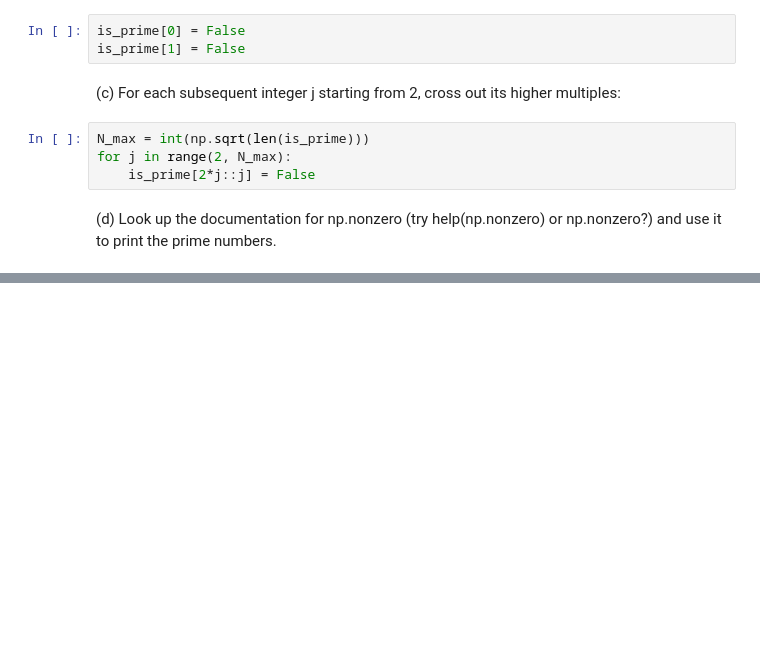
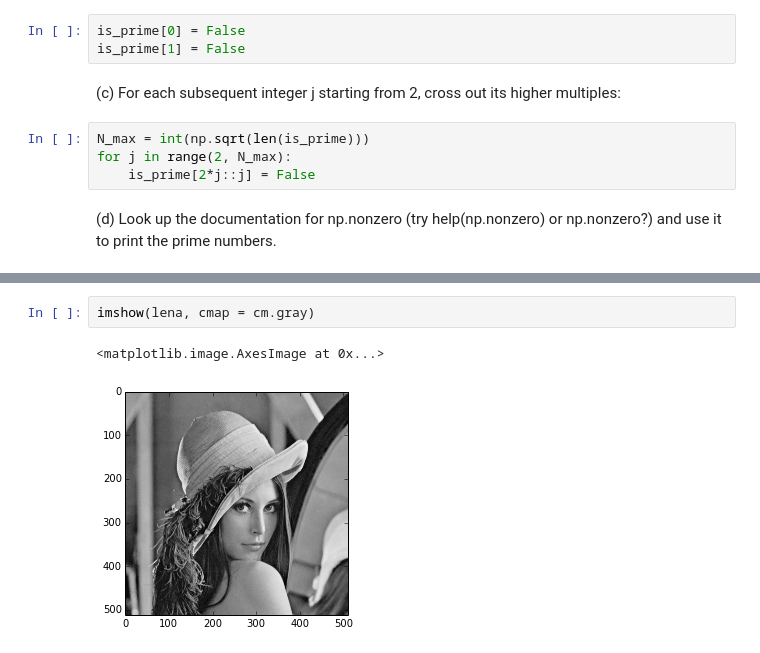
Before and after one commit to kmcombs/PHYS202-S14, a Jupyter notebook: NumPy/NumPyExercises.ipynb, the cells around one changed output, grey strips where cells are left out. Saved outputs shown, nothing was run; the diff lists cells and outputs as text; blank space fills up the shorter version.

```diff
--- a/NumPy/NumPyExercises.ipynb
+++ b/NumPy/NumPyExercises.ipynb
@@ -71,0 +109,5 @@ np.nonzero?
+# %%
+imshow(lena, cmap = cm.gray)
+# %% [output]
+<matplotlib.image.AxesImage at 0x...>
+[figure, added]
```
Also changed, not shown: parts of 15 cells of this notebook, 3 other files.
